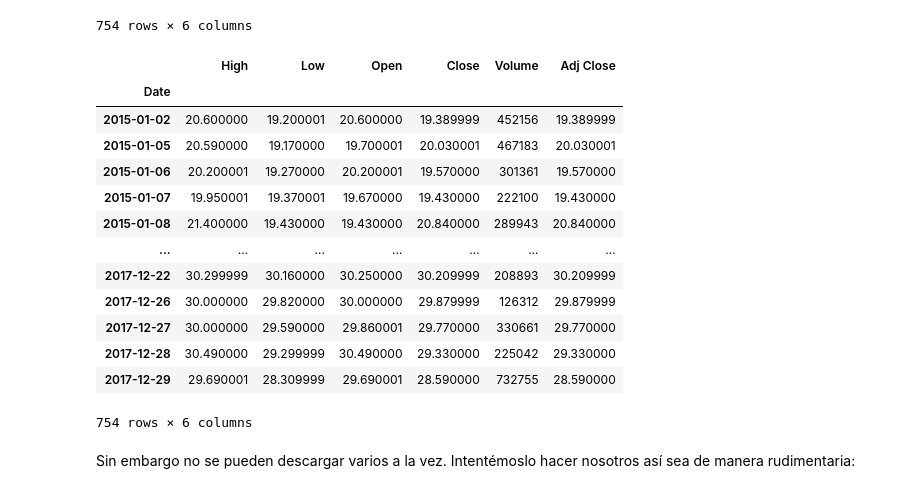
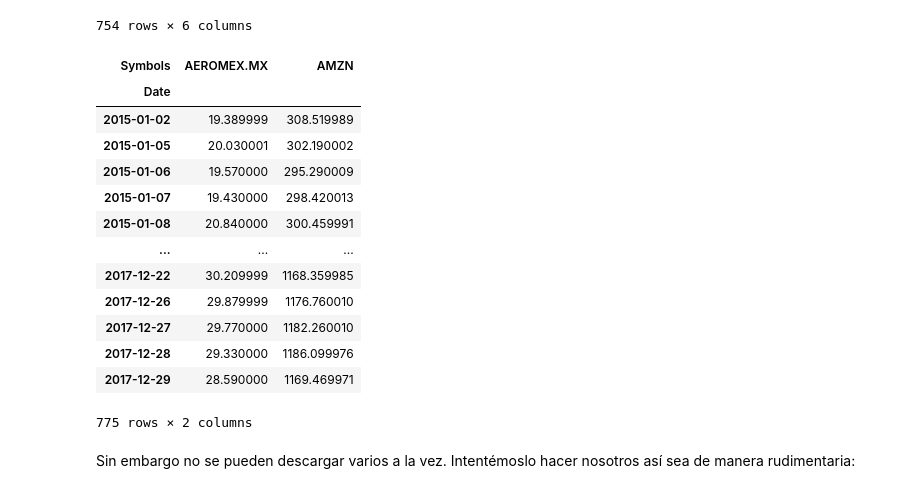
Before and after one commit to violetarcia/SPF-2019-II, a Jupyter notebook: TEMA-3/Clase17_DescargaHistoricosOpciones.ipynb, the cells around one changed output. Drawn from its saved outputs; the diff is of its cells as text; code cells hidden in the pictures.

```diff
--- a/TEMA-3/Clase17_DescargaHistoricosOpciones.ipynb
+++ b/TEMA-3/Clase17_DescargaHistoricosOpciones.ipynb
@@ -238,23 +330,24 @@ aapl_yah
 754 rows × 6 columns
 # %%
 # Observar que se puede usar usando las dos librerías ----> Cambiar la cantidad de tickers
-closes = web.DataReader(name=ticker, data_source='yahoo', start=start, end=end)
+closes = web.DataReader(name=[ticker,'AMZN'], data_source='yahoo', start=start, end=end)
+closes = closes['Adj Close']
 closes
 # %% [output]
-|  | High | Low | Open | Close | Volume | Adj Close |
-| Date |  |  |  |  |  |  |
-| 2015-01-02 | 20.600000 | 19.200001 | 20.600000 | 19.389999 | 452156 | 19.389999 |
-| 2015-01-05 | 20.590000 | 19.170000 | 19.700001 | 20.030001 | 467183 | 20.030001 |
-| 2015-01-06 | 20.200001 | 19.270000 | 20.200001 | 19.570000 | 301361 | 19.570000 |
-| 2015-01-07 | 19.950001 | 19.370001 | 19.670000 | 19.430000 | 222100 | 19.430000 |
-| 2015-01-08 | 21.400000 | 19.430000 | 19.430000 | 20.840000 | 289943 | 20.840000 |
-| ... | ... | ... | ... | ... | ... | ... |
-| 2017-12-22 | 30.299999 | 30.160000 | 30.250000 | 30.209999 | 208893 | 30.209999 |
-| 2017-12-26 | 30.000000 | 29.820000 | 30.000000 | 29.879999 | 126312 | 29.879999 |
-| 2017-12-27 | 30.000000 | 29.590000 | 29.860001 | 29.770000 | 330661 | 29.770000 |
-| 2017-12-28 | 30.490000 | 29.299999 | 30.490000 | 29.330000 | 225042 | 29.330000 |
-| 2017-12-29 | 29.690001 | 28.309999 | 29.690001 | 28.590000 | 732755 | 28.590000 |
+| Symbols | AEROMEX.MX | AMZN |
+| Date |  |  |
+| 2015-01-02 | 19.389999 | 308.519989 |
+| 2015-01-05 | 20.030001 | 302.190002 |
+| 2015-01-06 | 19.570000 | 295.290009 |
+| 2015-01-07 | 19.430000 | 298.420013 |
+| 2015-01-08 | 20.840000 | 300.459991 |
+| ... | ... | ... |
+| 2017-12-22 | 30.209999 | 1168.359985 |
+| 2017-12-26 | 29.879999 | 1176.760010 |
+| 2017-12-27 | 29.770000 | 1182.260010 |
+| 2017-12-28 | 29.330000 | 1186.099976 |
+| 2017-12-29 | 28.590000 | 1169.469971 |
-754 rows × 6 columns
+775 rows × 2 columns
 # %% [markdown]
 Sin embargo no se pueden descargar varios a la vez. Intentémoslo hacer nosotros así sea de manera rudimentaria:
 # %%
```
Also changed, not shown: parts of 29 cells of this notebook.
